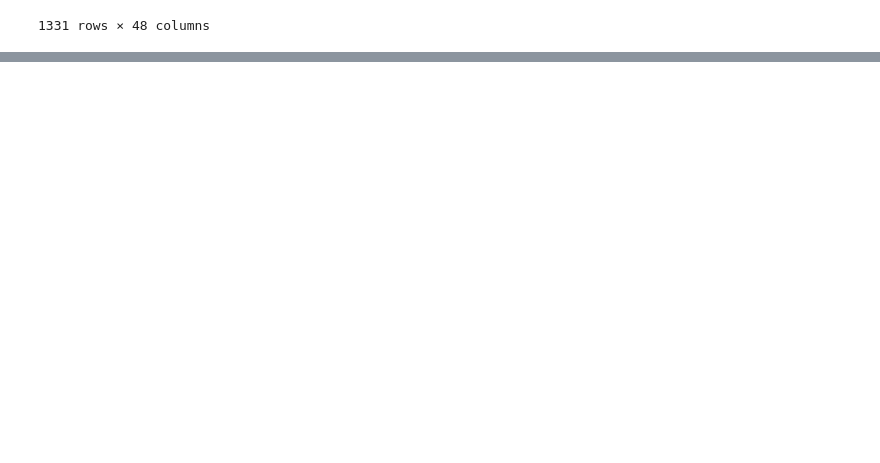
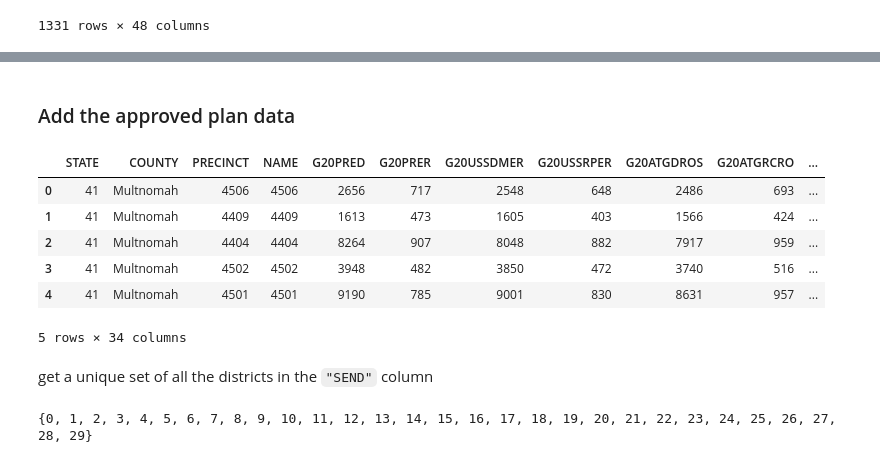
Before and after one commit to tclvanessa/Gerrymandering-Analysis-on-Illinois, a Jupyter notebook: OR_clean_data.ipynb, the cells around one changed output, grey strips where cells are left out. Cells and saved outputs as stored; diff of their text form; code cells hidden in the pictures; blank space fills up the shorter version.

```diff
--- a/OR_clean_data.ipynb
+++ b/OR_clean_data.ipynb
@@ -330,0 +419,8 @@ Data saved successfully to checkpoints/repaired_vest20_1.pkl.
+# %%
+# copied from SC_MAUP.ipynb
+rename_dict = {'P0020001': 'TOTPOP', 'P0020002': 'HISP', 'P0020005': 'NH_WHITE', 'P0020006': 'NH_BLACK', 'P0020007': 'NH_AMIN',
+                    'P0020008': 'NH_ASIAN', 'P0020009': 'NH_NHPI', 'P0020010': 'NH_OTHER', 'P0020011': 'NH_2MORE',
+                    'P0040001': 'VAP', 'P0040002': 'HVAP', 'P0040005': 'WVAP', 'P0040006': 'BVAP', 'P0040007': 'AMINVAP',
+                                        'P0040008': 'ASIANVAP', 'P0040009': 'NHPIVAP', 'P0040010': 'OTHERVAP', 'P0040011': '2MOREVAP',
+                                        'G20PREDBID': 'G20PRED', 'G20PRERTRU': 'G20PRER', 'G20USSDHAR': 'G20USSD',
+                                        'G20USSRGRA': 'G20USSR'}
@@ -330,0 +468,2 @@ Data saved successfully to checkpoints/repaired_vest20_1.pkl.
+# %% [markdown]
+### Add the approved plan data
@@ -330,0 +473,16 @@ Data saved successfully to checkpoints/repaired_vest20_1.pkl.
+# %%
+vest20_df_repaired_2.head()
+# %% [output]
+|  | STATE | COUNTY | PRECINCT | NAME | G20PRED | G20PRER | G20USSDMER | G20USSRPER | G20ATGDROS | G20ATGRCRO | ... |
+| 0 | 41 | Multnomah | 4506 | 4506 | 2656 | 717 | 2548 | 648 | 2486 | 693 | ... |
+| 1 | 41 | Multnomah | 4409 | 4409 | 1613 | 473 | 1605 | 403 | 1566 | 424 | ... |
+| 2 | 41 | Multnomah | 4404 | 4404 | 8264 | 907 | 8048 | 882 | 7917 | 959 | ... |
+| 3 | 41 | Multnomah | 4502 | 4502 | 3948 | 482 | 3850 | 472 | 3740 | 516 | ... |
+| 4 | 41 | Multnomah | 4501 | 4501 | 9190 | 785 | 9001 | 830 | 8631 | 957 | ... |
+5 rows × 34 columns
+# %% [markdown]
+get a unique set of all the districts in the `"SEND"` column
+# %%
+print(set(vest20_df_repaired_2["SEND"]))
+# %% [output]
+{0, 1, 2, 3, 4, 5, 6, 7, 8, 9, 10, 11, 12, 13, 14, 15, 16, 17, 18, 19, 20, 21, 22, 23, 24, 25, 26, 27, 28, 29}
```
Also changed, not shown: parts of 30 cells of this notebook.
